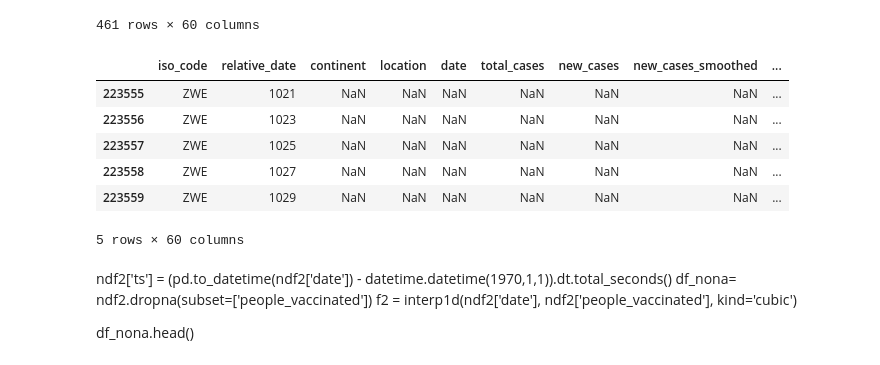
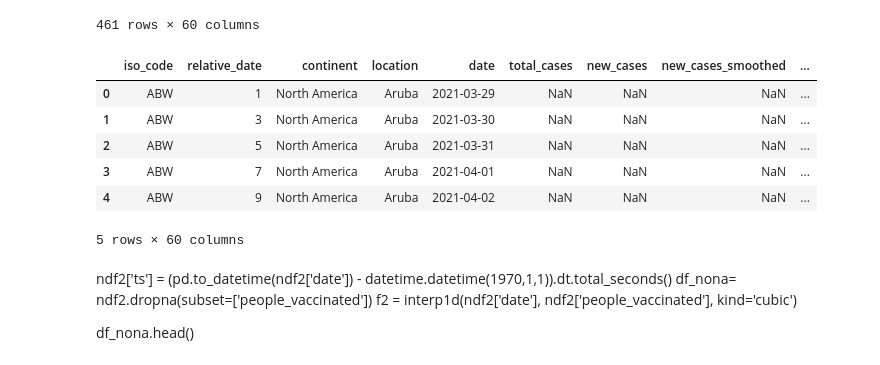
Before and after one commit to nasarar/Post_Covid19_Vacation_Projection, a Jupyter notebook: covid_19_arima.ipynb, the cells around one changed output. Drawn from its saved outputs; the diff is of its cells as text; code cells hidden in the pictures.

Commit message:
sort out dataset to add relative date from day-1 covid vaccination

```diff
--- a/covid_19_arima.ipynb
+++ b/covid_19_arima.ipynb
@@ -252,29 +252,30 @@ ndf2
 | 149 | AFG | Asia | Afghanistan | 2020-07-22 | 35717.0 | 112.0 | 104.714 | 1192.0 | ... |
 461 rows × 60 columns
 # %%
-df= pd.read_csv(
-    'https://covid.ourworldindata.org/data/owid-covid-data.csv')
+### Sort days to create a relative date from day-1 of covid vaccinations (to be used to fill missing values)
+
+df= pd.read_csv('https://covid.ourworldindata.org/data/owid-covid-data.csv')
 df['date'] = pd.to_datetime(df['date']).dt.date
 df = df.sort_values(['iso_code','date']).reset_index(drop=True)
 
 #calculate relative date (even non -sequential)
 days_delta = (df['date'] - df.groupby('iso_code')['date'].shift(1)).dt.days.fillna(1)
 df['relative_date'] = 1 + days_delta
 df['relative_date'] = df.groupby('iso_code')['relative_date'].cumsum() - 1
 
 #create the same number of relative dates for each country (matching max available)
 left = pd.melt(df[['iso_code','relative_date','people_vaccinated']]\
             .pivot(index='iso_code',columns='relative_date',values='people_vaccinated').reset_index(),
             id_vars=['iso_code']).sort_values(['iso_code','relative_date']).reset_index(drop=True)
 df = left.drop('value',axis=1).merge(df, on=['iso_code','relative_date'], how='left')
-df.tail()
+df.head()
 # %% [output]
 |  | iso_code | relative_date | continent | location | date | total_cases | new_cases | new_cases_smoothed | ... |
-| 223555 | ZWE | 1021 | NaN | NaN | NaN | NaN | NaN | NaN | ... |
-| 223556 | ZWE | 1023 | NaN | NaN | NaN | NaN | NaN | NaN | ... |
-| 223557 | ZWE | 1025 | NaN | NaN | NaN | NaN | NaN | NaN | ... |
-| 223558 | ZWE | 1027 | NaN | NaN | NaN | NaN | NaN | NaN | ... |
-| 223559 | ZWE | 1029 | NaN | NaN | NaN | NaN | NaN | NaN | ... |
+| 0 | ABW | 1 | North America | Aruba | 2021-03-29 | NaN | NaN | NaN | ... |
+| 1 | ABW | 3 | North America | Aruba | 2021-03-30 | NaN | NaN | NaN | ... |
+| 2 | ABW | 5 | North America | Aruba | 2021-03-31 | NaN | NaN | NaN | ... |
+| 3 | ABW | 7 | North America | Aruba | 2021-04-01 | NaN | NaN | NaN | ... |
+| 4 | ABW | 9 | North America | Aruba | 2021-04-02 | NaN | NaN | NaN | ... |
 5 rows × 60 columns
 # %% [markdown]
 ndf2['ts'] = (pd.to_datetime(ndf2['date']) - datetime.datetime(1970,1,1)).dt.total_seconds()
```
